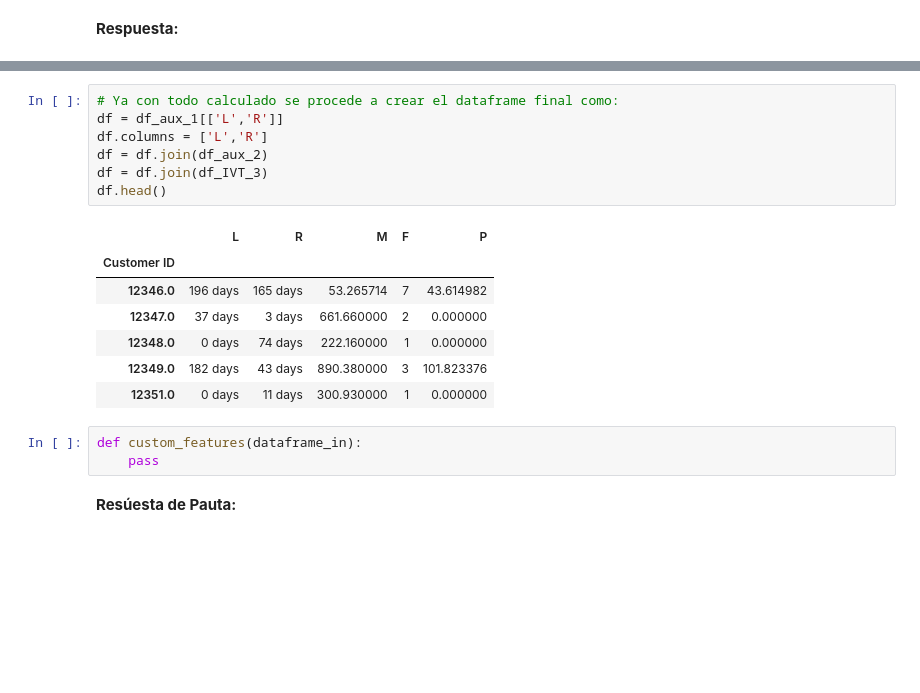
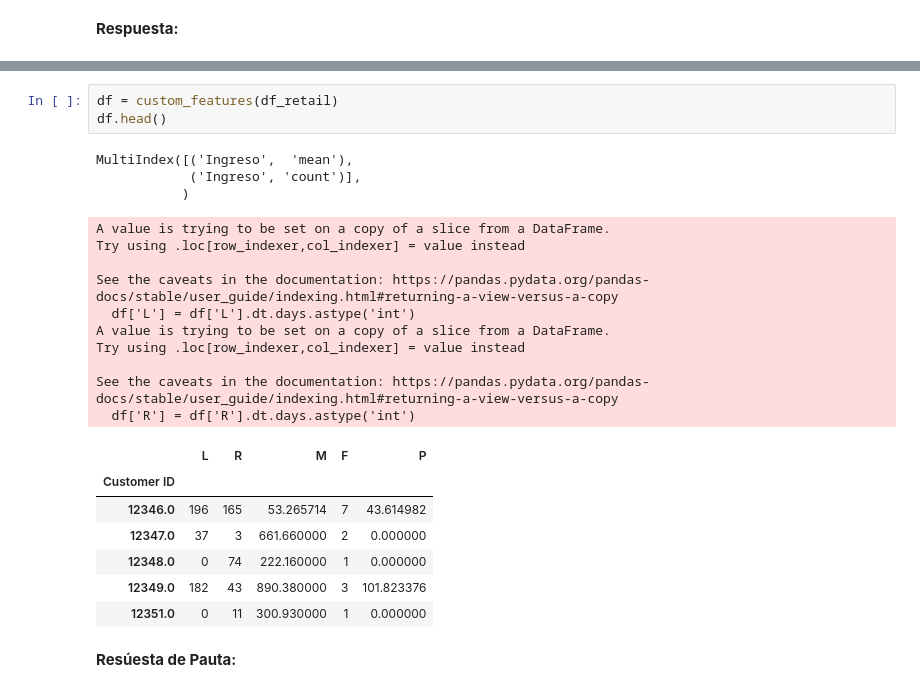
Before and after one commit to J07Aa/Repo, a Jupyter notebook: Lab_7/Laboratorio7_Enunciado.ipynb, the cells around one changed output, grey strips where cells are left out. Saved outputs shown, nothing was run; the diff lists cells and outputs as text; blank space fills up the shorter version.

```diff
--- a/Lab_7/Laboratorio7_Enunciado.ipynb
+++ b/Lab_7/Laboratorio7_Enunciado.ipynb
@@ -254,21 +226,27 @@ len(df_IVT_3)
-# %%
-# Ya con todo calculado se procede a crear el dataframe final como:
-df = df_aux_1[['L','R']]
-df.columns = ['L','R']
-df = df.join(df_aux_2)
-df = df.join(df_IVT_3)
-df.head()
-# %% [output]
-|  | L | R | M | F | P |
-| Customer ID |  |  |  |  |  |
-| 12346.0 | 196 days | 165 days | 53.265714 | 7 | 43.614982 |
-| 12347.0 | 37 days | 3 days | 661.660000 | 2 | 0.000000 |
-| 12348.0 | 0 days | 74 days | 222.160000 | 1 | 0.000000 |
-| 12349.0 | 182 days | 43 days | 890.380000 | 3 | 101.823376 |
-| 12351.0 | 0 days | 11 days | 300.930000 | 1 | 0.000000 |
-# %%
-def custom_features(dataframe_in):
-    pass
+# %%
+df = custom_features(df_retail)
+df.head()
+# %% [output]
+MultiIndex([('Ingreso',  'mean'),
+            ('Ingreso', 'count')],
+           )
+A value is trying to be set on a copy of a slice from a DataFrame.
+Try using .loc[row_indexer,col_indexer] = value instead
+
+See the caveats in the documentation: https://pandas.pydata.org/pandas-docs/stable/user_guide/indexing.html#returning-a-view-versus-a-copy
+  df['L'] = df['L'].dt.days.astype('int')
+A value is trying to be set on a copy of a slice from a DataFrame.
+Try using .loc[row_indexer,col_indexer] = value instead
+
+See the caveats in the documentation: https://pandas.pydata.org/pandas-docs/stable/user_guide/indexing.html#returning-a-view-versus-a-copy
+  df['R'] = df['R'].dt.days.astype('int')
+|  | L | R | M | F | P |
+| Customer ID |  |  |  |  |  |
+| 12346.0 | 196 | 165 | 53.265714 | 7 | 43.614982 |
+| 12347.0 | 37 | 3 | 661.660000 | 2 | 0.000000 |
+| 12348.0 | 0 | 74 | 222.160000 | 1 | 0.000000 |
+| 12349.0 | 182 | 43 | 890.380000 | 3 | 101.823376 |
+| 12351.0 | 0 | 11 | 300.930000 | 1 | 0.000000 |
 # %% [markdown]
 **Resúesta de Pauta:**
 # %% [markdown]
```
Also changed, not shown: parts of 9 cells of this notebook.
